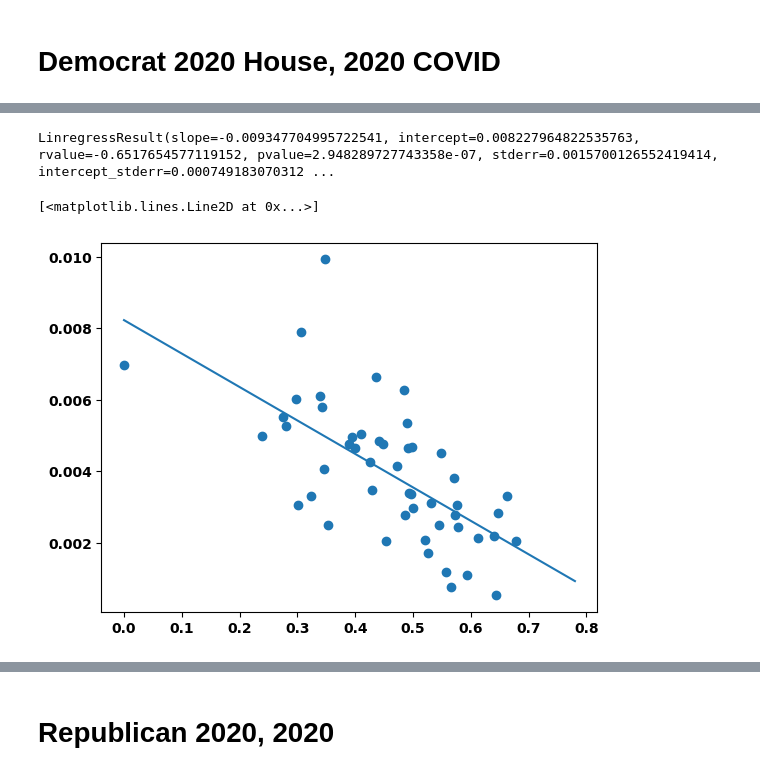
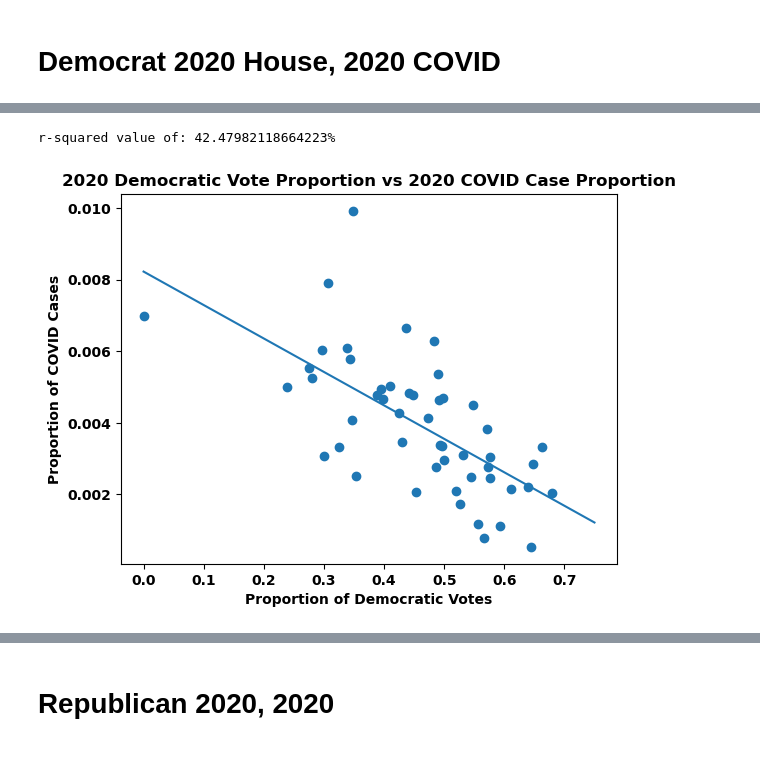
Before and after one commit to IanSinColorado/PoliticsAndCovid, a Jupyter notebook: dataCompression.ipynb, the cells around one changed output, grey strips where cells are left out. Drawn from its saved outputs; the diff is of its cells as text; code cells hidden in the pictures.

```diff
--- a/dataCompression.ipynb
+++ b/dataCompression.ipynb
@@ -181,7 +186,7 @@ covid_df.head()
 | 4 | 5/29/2021 | MA | 33.0 |
 # %%
 # Create month and year columns to properly add up and categorize the data
-covid_df['month'] = covid_df['date'].str.split('/').str[0]
+covid_df['month'] = covid_df['date'].str.split('/').str[0].astype(int)
 covid_df['year'] = covid_df['date'].str.split('/').str[2].astype(int)
 # %%
 # Deaths by covid-19
@@ -460,8 +453,0 @@ def data_to_arr(votes, cases, votes_year, cases_year, party):
-# %%
-def plot_df_specific(votes, cases, votes_year, cases_year, party):
-    # make the DF
-    ret_df = pd.DataFrame(columns=['State', 'Votes', 'Cases'])
-    for s in states:
-        ret_df = pd.concat([ret_df, pd.DataFrame({'State': [s], 'Votes': [votes[votes_year][s][party]], 'Cases': [cases[cases_year][s]]})])
-
-    return ret_df
@@ -815,2 +593,15 @@ def plot_data_optimized(data, colors=['b','g', 'r'], k=3, n_runs=20):
     plt.scatter(data['Votes'], data['Cases'], c=colormap)
     return best_cluster
+# %%
+def linear_regression_graph(data, x_max=0.8):
+    # plug data into the linear regression equation
+    lrm = LinReg(data["Votes"].values, data["Cases"].values)
+
+    # make a line and predictions from the line
+    line = np.arange(0, x_max, 0.05)
+    predictions = (line * lrm.slope) + lrm.intercept
+
+    # plot the data along with the linear regression line
+    plt.scatter(data["Votes"], data["Cases"])
+    plt.plot(line, predictions)
+    return lrm.rvalue
@@ -831,19 +668,11 @@ elbow_plot(dem_h_2020_c_2020, list(range(1, 10)), "Democrat 2020 House, 2020 COV
-# %%
-lrm = LinReg(dem_h_2020_c_2020["Votes"].values, dem_h_2020_c_2020["Cases"].values)
-print(lrm)
-
-# lrm = LinearRegression().fit(dem_h_2020_c_2020["Votes"].values.reshape(-1, 1), dem_h_2020_c_2020["Cases"].values)
-# plot_predictions = lrm.predict(np.arange(0, .8, 0.02).reshape(-1,1))
-# predictions = lrm.predict(dem_h_2020_c_2020["Votes"].values.reshape(-1,1))
-# print(lrm.score(predictions.reshape(-1,1), dem_h_2020_c_2020["Cases"].values))
-line = np.arange(0, 0.8, 0.02)
-predictions = (line * lrm.slope) + lrm.intercept
-
-plt.scatter(dem_h_2020_c_2020["Votes"], dem_h_2020_c_2020["Cases"])
-plt.plot(np.arange(0, .8, 0.02), predictions)
-# %% [output]
-LinregressResult(slope=-0.009347704995722541, intercept=0.008227964822535763, rvalue=-0.6517654577119152, pvalue=2.948289727743358e-07, stderr=0.0015700126552419414, intercept_stderr=0.000749183070312 ...
-[<matplotlib.lines.Line2D at 0x...>]
-[figure, removed]
+# %%
+r_val = linear_regression_graph(dem_h_2020_c_2020, 0.8)
+plt.title("2020 Democratic Vote Proportion vs 2020 COVID Case Proportion")
+plt.xlabel("Proportion of Democratic Votes")
+plt.ylabel("Proportion of COVID Cases")
+print(f"r-squared value of: {r_val ** 2 * 100}%")
+# %% [output]
+r-squared value of: 42.47982118664223%
+[figure, added]
 # %%
 np.random.seed(2020)
```
Also changed, not shown: parts of 37 cells of this notebook.
